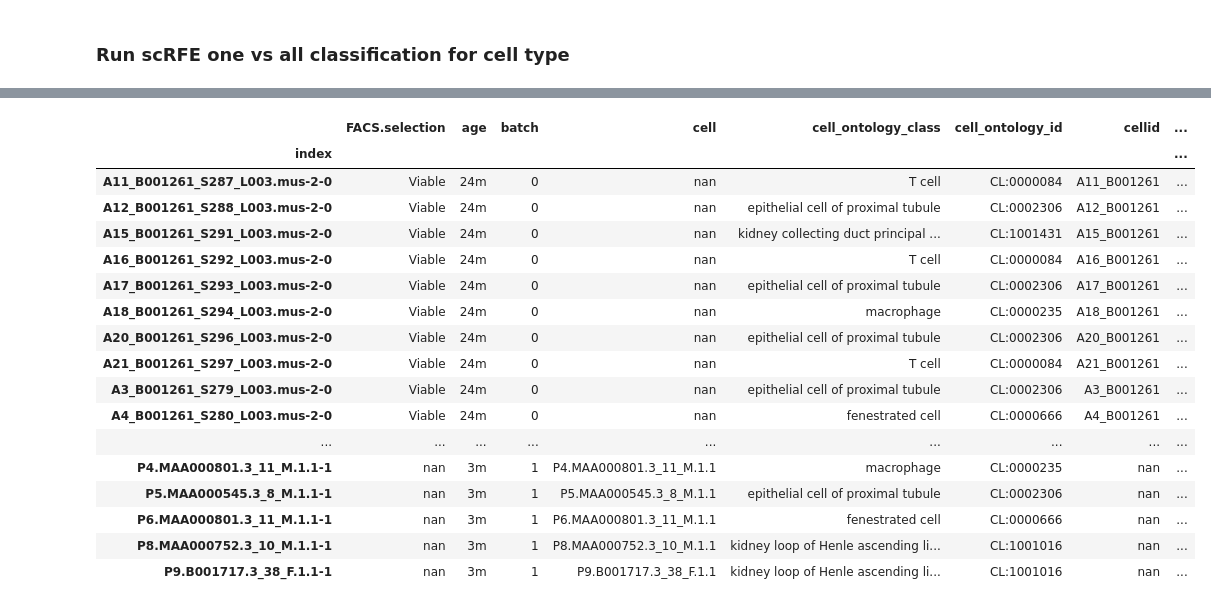
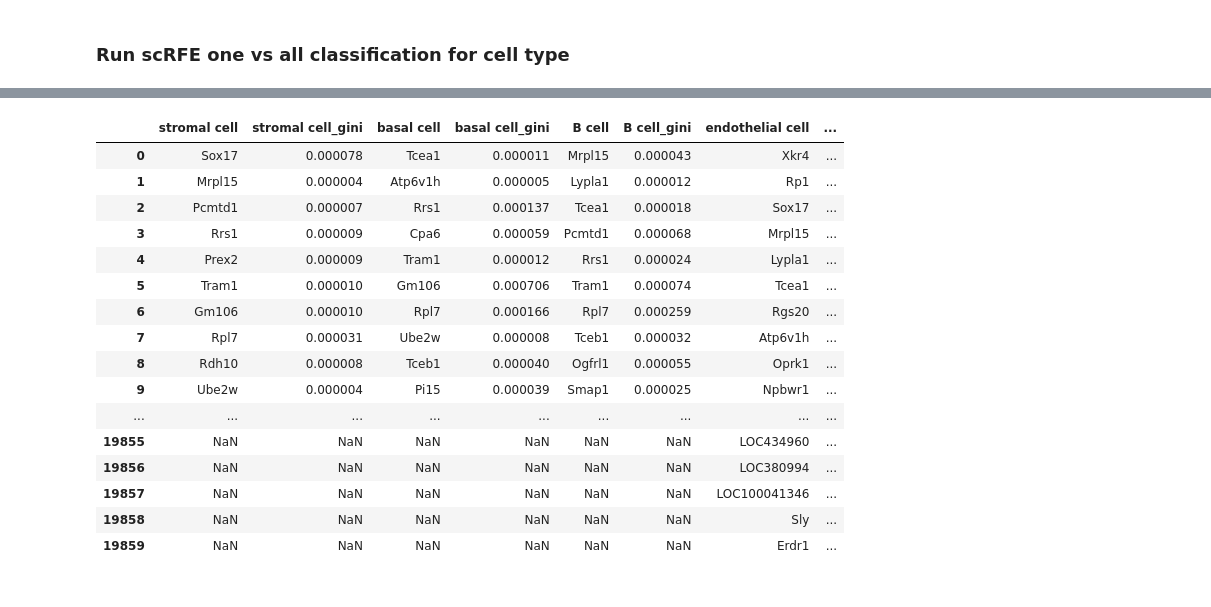
Before and after one commit to czbiohub-sf/scRFE, a Jupyter notebook: scripts/scRFE-tutorial.ipynb, the cells around one changed output, grey strips where cells are left out. Drawn from its saved outputs; the diff is of its cells as text; code cells hidden in the pictures.

```diff
--- a/scripts/scRFE-tutorial.ipynb
+++ b/scripts/scRFE-tutorial.ipynb
@@ -245,14 +134,0 @@ results_age_cv.to_csv('test7.csv')
-# %%
-# read in data
-adata = read_h5ad('/Users/madelinepark/Downloads/Kidney_facs.h5ad')
-tiss2 = adata
-results_age_first = pd.DataFrame()
-
-for c in list(set(tiss2.obs['age'])):
-    print(c)
-
-    age_of_interest = c
-    tiss2.obs['age_type_of_interest'] = 'rest'
-
-    tiss2.obs.loc[tiss2.obs['age'] == age_of_interest,'age_type_of_interest'] = age_of_interest
-    tiss2.obs['age_type_of_interest'] = 'rest'
@@ -284,17 +135,45 @@ tiss2.obs
 # %% [markdown]
 ### Run scRFE one vs all classification for cell type
 # %%
-tiss.obs['cell_type_of_interest'] = 'rest'
-results_cell_cv = pd.DataFrame() #create results data frame
+results_celltype_cv = pd.DataFrame() #create results data frame
 
 for c in list(set(tiss.obs['cell_ontology_class'])):
     print(c)
-    clf = RandomForestClassifier(n_estimators=10, random_state=0, n_jobs=-1, oob_score=True)
-    selector = RFECV(clf, step=0.2, cv=3, n_jobs=4) # step = % rounded down at each iteration
-    age_of_interest = c
-
-#     tiss.obs.loc[tiss.obs[tiss.obs['age'] == age_of_interest].index,'age_type_of_interest'] = age_of_interest
+    cell_of_interest = c
+    tiss.obs['cell_type_of_interest'] = 'rest' #moved into, was outside before
     tiss.obs.loc[tiss.obs['cell_ontology_class'] == cell_of_interest,'cell_type_of_interest'] = cell_of_interest
 
-tiss.obs
+    clf = RandomForestClassifier(n_estimators=1000, random_state=0, n_jobs=-1, oob_score=True)
+    selector = RFECV(clf, step=0.2, cv=3, n_jobs=4) # step = % rounded down at each iteration
+
+# #     tiss.obs.loc[tiss.obs[tiss.obs['age'] == age_of_interest].index,'age_type_of_interest'] = age_of_interest
+#     tiss.obs.loc[tiss.obs['age'] == age_of_interest,'age_type_of_interest'] = age_of_interest
+
+    feat_labels = tiss.var_names
+    X = tiss.X
+    y = tiss.obs['cell_type_of_interest']
+
+    print('training...')
+    X_train, X_test, y_train, y_test = train_test_split(X, y, test_size=0.05, random_state=0)
+    clf.fit(X_train, y_train)
+    selector.fit(X_train, y_train)
+    feature_selected = feat_labels[selector.support_]
+
+    print('result writing')
+    column_headings = []
+    column_headings.append(c)
+    column_headings.append(c + '_gini')
+
+    resaux = pd.DataFrame(columns=column_headings)
+    resaux[c] = feature_selected
+    resaux[c + '_gini'] = (selector.estimator_.feature_importances_)
+
+    print(feature_selected)
+    print (selector.estimator_.feature_importances_)
+
+    results_celltype_cv = pd.concat([results_celltype_cv,resaux],axis=1)
+
+    tiss.obs['cell_type_of_interest'] = 'rest'
+
+results_celltype_cv
 # %% [output]
@@ -311,18 +197,17 @@ epithelial cell of proximal tubule
-|  | FACS.selection | age | batch | cell | cell_ontology_class | cell_ontology_id | cellid | ... |
-| index |  |  |  |  |  |  |  | ... |
-| A11_B001261_S287_L003.mus-2-0 | Viable | 24m | 0 | nan | T cell | CL:0000084 | A11_B001261 | ... |
-| A12_B001261_S288_L003.mus-2-0 | Viable | 24m | 0 | nan | epithelial cell of proximal tubule | CL:0002306 | A12_B001261 | ... |
-| A15_B001261_S291_L003.mus-2-0 | Viable | 24m | 0 | nan | kidney collecting duct principal ... | CL:1001431 | A15_B001261 | ... |
-| A16_B001261_S292_L003.mus-2-0 | Viable | 24m | 0 | nan | T cell | CL:0000084 | A16_B001261 | ... |
-| A17_B001261_S293_L003.mus-2-0 | Viable | 24m | 0 | nan | epithelial cell of proximal tubule | CL:0002306 | A17_B001261 | ... |
-| A18_B001261_S294_L003.mus-2-0 | Viable | 24m | 0 | nan | macrophage | CL:0000235 | A18_B001261 | ... |
-| A20_B001261_S296_L003.mus-2-0 | Viable | 24m | 0 | nan | epithelial cell of proximal tubule | CL:0002306 | A20_B001261 | ... |
-| A21_B001261_S297_L003.mus-2-0 | Viable | 24m | 0 | nan | T cell | CL:0000084 | A21_B001261 | ... |
-| A3_B001261_S279_L003.mus-2-0 | Viable | 24m | 0 | nan | epithelial cell of proximal tubule | CL:0002306 | A3_B001261 | ... |
-| A4_B001261_S280_L003.mus-2-0 | Viable | 24m | 0 | nan | fenestrated cell | CL:0000666 | A4_B001261 | ... |
+|  | stromal cell | stromal cell_gini | basal cell | basal cell_gini | B cell | B cell_gini | endothelial cell | ... |
+| 0 | Sox17 | 0.000078 | Tcea1 | 0.000011 | Mrpl15 | 0.000043 | Xkr4 | ... |
+| 1 | Mrpl15 | 0.000004 | Atp6v1h | 0.000005 | Lypla1 | 0.000012 | Rp1 | ... |
+| 2 | Pcmtd1 | 0.000007 | Rrs1 | 0.000137 | Tcea1 | 0.000018 | Sox17 | ... |
+| 3 | Rrs1 | 0.000009 | Cpa6 | 0.000059 | Pcmtd1 | 0.000068 | Mrpl15 | ... |
+| 4 | Prex2 | 0.000009 | Tram1 | 0.000012 | Rrs1 | 0.000024 | Lypla1 | ... |
+| 5 | Tram1 | 0.000010 | Gm106 | 0.000706 | Tram1 | 0.000074 | Tcea1 | ... |
+| 6 | Gm106 | 0.000010 | Rpl7 | 0.000166 | Rpl7 | 0.000259 | Rgs20 | ... |
+| 7 | Rpl7 | 0.000031 | Ube2w | 0.000008 | Tceb1 | 0.000032 | Atp6v1h | ... |
+| 8 | Rdh10 | 0.000008 | Tceb1 | 0.000040 | Ogfrl1 | 0.000055 | Oprk1 | ... |
+| 9 | Ube2w | 0.000004 | Pi15 | 0.000039 | Smap1 | 0.000025 | Npbwr1 | ... |
 | ... | ... | ... | ... | ... | ... | ... | ... | ... |
-| P4.MAA000801.3_11_M.1.1-1 | nan | 3m | 1 | P4.MAA000801.3_11_M.1.1 | macrophage | CL:0000235 | nan | ... |
-| P5.MAA000545.3_8_M.1.1-1 | nan | 3m | 1 | P5.MAA000545.3_8_M.1.1 | epithelial cell of proximal tubule | CL:0002306 | nan | ... |
-| P6.MAA000801.3_11_M.1.1-1 | nan | 3m | 1 | P6.MAA000801.3_11_M.1.1 | fenestrated cell | CL:0000666 | nan | ... |
-| P8.MAA000752.3_10_M.1.1-1 | nan | 3m | 1 | P8.MAA000752.3_10_M.1.1 | kidney loop of Henle ascending li... | CL:1001016 | nan | ... |
-| P9.B001717.3_38_F.1.1-1 | nan | 3m | 1 | P9.B001717.3_38_F.1.1 | kidney loop of Henle ascending li... | CL:1001016 | nan | ... |
+| 19855 | NaN | NaN | NaN | NaN | NaN | NaN | LOC434960 | ... |
+| 19856 | NaN | NaN | NaN | NaN | NaN | NaN | LOC380994 | ... |
+| 19857 | NaN | NaN | NaN | NaN | NaN | NaN | LOC100041346 | ... |
+| 19858 | NaN | NaN | NaN | NaN | NaN | NaN | Sly | ... |
+| 19859 | NaN | NaN | NaN | NaN | NaN | NaN | Erdr1 | ... |
```
Also changed, not shown: parts of 21 cells of this notebook.
